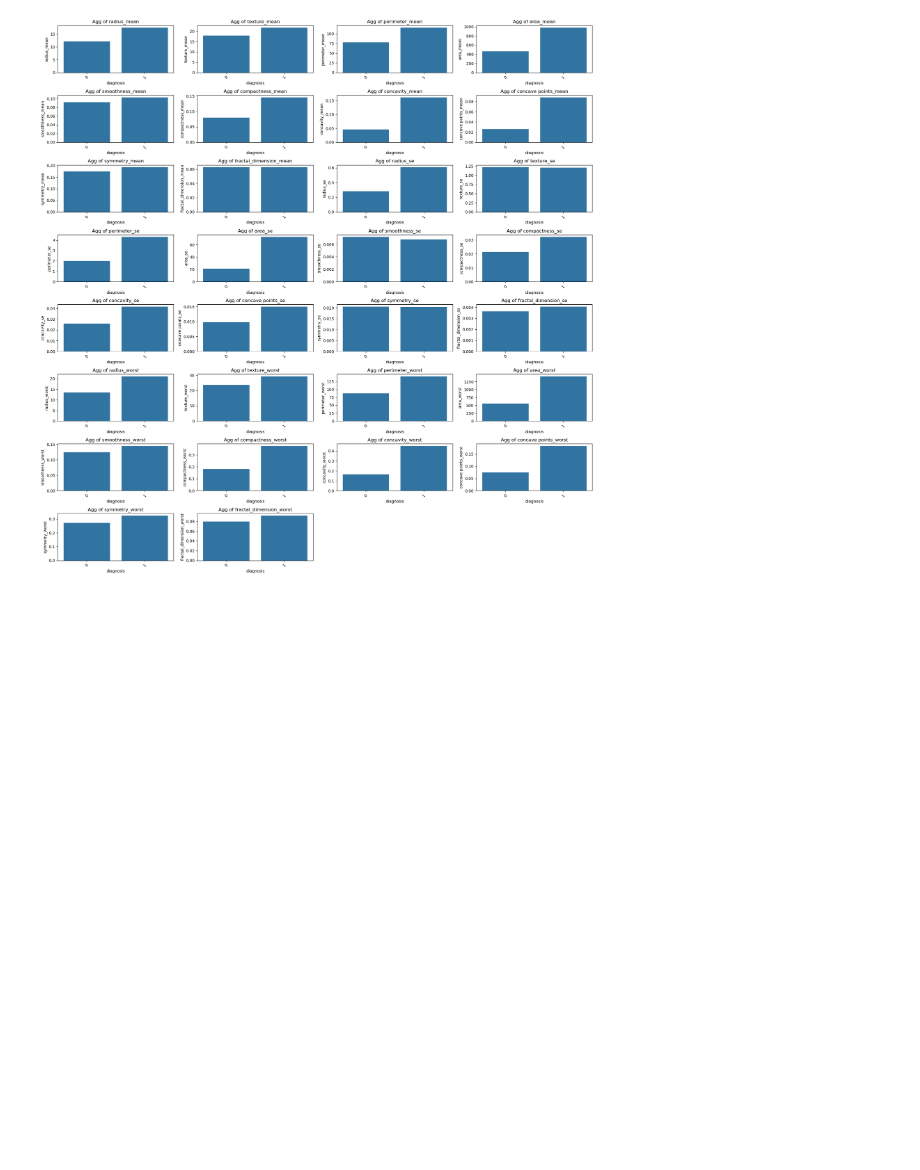
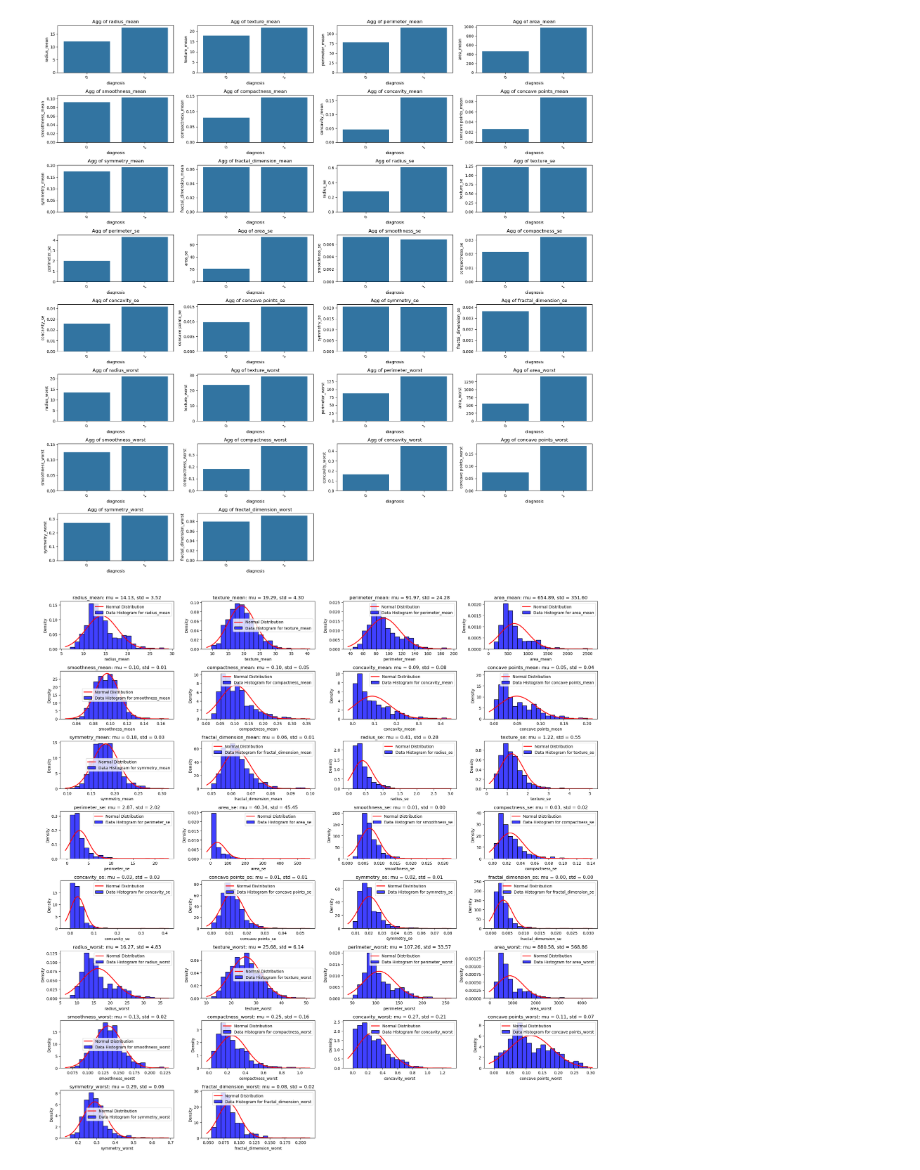
Before and after one commit to MaukanMir/Breast-Cancer-Analysis, a Jupyter notebook: training.ipynb, the cells around one changed output. Cells and saved outputs as stored; diff of their text form; code cells hidden in the pictures; blank space fills up the shorter version.

```diff
--- a/training.ipynb
+++ b/training.ipynb
@@ -73,6 +74,26 @@ def aggregate_dataset(df, interested_columns, agg_col, function):
     plt.xticks(rotation =45)
   plt.tight_layout()
   plt.show()
+
+def histogram(df, interested_columns):
+
+  plt.figure(figsize=(20,20))
+  columns = len(df.columns)
+  rows = (columns + 3) //4
+
+  for idx, col in enumerate(interested_columns):
+    ax = plt.subplot(rows ,4, idx+1)
+    sns.histplot(df[col], kde=False, ax=ax, stat='density', bins=20, color='blue', label=f'Data Histogram for {col}')
+    xmin, xmax = ax.get_xlim()
+    x = np.linspace(xmin, xmax, 100)
+    p = stats.norm.pdf(x, np.mean(df[col]), np.std(df[col]))
+    ax.plot(x, p, 'k', linewidth=2, color='red', label='Normal Distribution')
+
+    title = f"{col}: mu = {np.mean(df[col]):.2f}, std = {np.std(df[col]):.2f}"
+    ax.set_title(title)
+    ax.legend()
+  plt.tight_layout()
+  plt.show()
 # %% [markdown]
 # EDA Analysis
 # %%
@@ -191,3 +212,7 @@ aggregate_dataset(eda_df, interested_columns, "diagnosis", "sum")
 aggregate_dataset(eda_df, interested_columns, "diagnosis", "mean")
 # %% [output]
 [figure]
+# %%
+histogram(eda_df, interested_columns)
+# %% [output]
+[figure, added]
```
Also changed, not shown: parts of 1 cell of this notebook.
